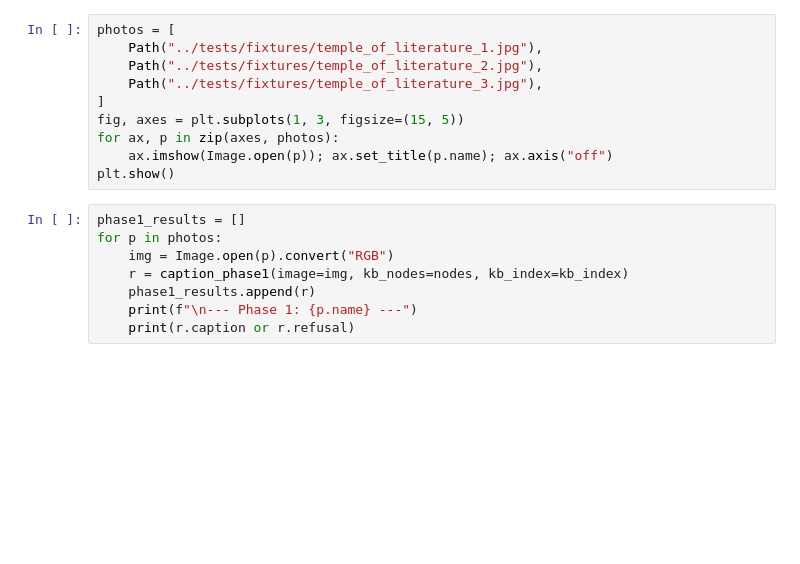
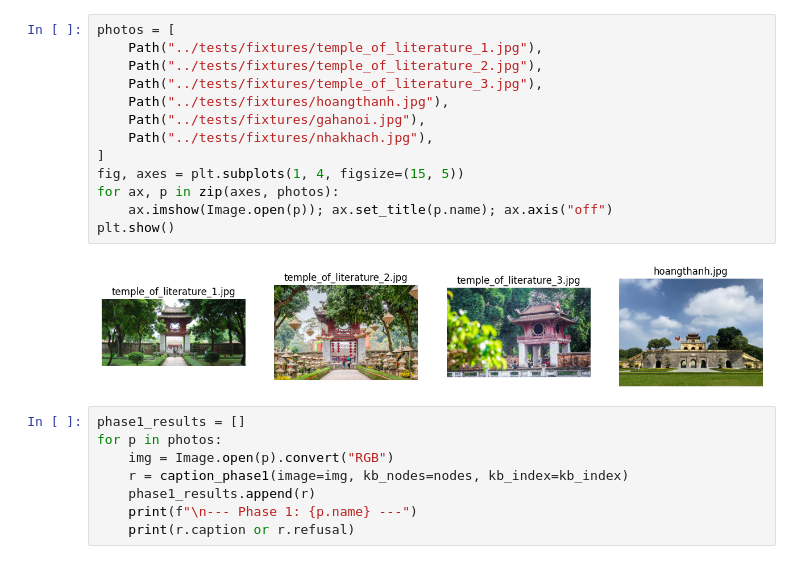
Before and after one commit to LuminaryLuna06/captioning-system, a Jupyter notebook: notebooks/02_phase2_full_pipeline.ipynb, the cells around one changed output. Cells and saved outputs as stored; diff of their text form; blank space fills up the shorter version.

```diff
--- a/notebooks/02_phase2_full_pipeline.ipynb
+++ b/notebooks/02_phase2_full_pipeline.ipynb
@@ -17,13 +44,18 @@ print(f"KB ready: {len(nodes)} nodes")
 # %%
 photos = [
     Path("../tests/fixtures/temple_of_literature_1.jpg"),
     Path("../tests/fixtures/temple_of_literature_2.jpg"),
     Path("../tests/fixtures/temple_of_literature_3.jpg"),
+    Path("../tests/fixtures/hoangthanh.jpg"),
+    Path("../tests/fixtures/gahanoi.jpg"),
+    Path("../tests/fixtures/nhakhach.jpg"),
 ]
-fig, axes = plt.subplots(1, 3, figsize=(15, 5))
+fig, axes = plt.subplots(1, 4, figsize=(15, 5))
 for ax, p in zip(axes, photos):
     ax.imshow(Image.open(p)); ax.set_title(p.name); ax.axis("off")
 plt.show()
+# %% [output]
+[figure, added]
 # %%
 phase1_results = []
 for p in photos:
```
Also changed, not shown: parts of 4 cells of this notebook, 16 other files.
